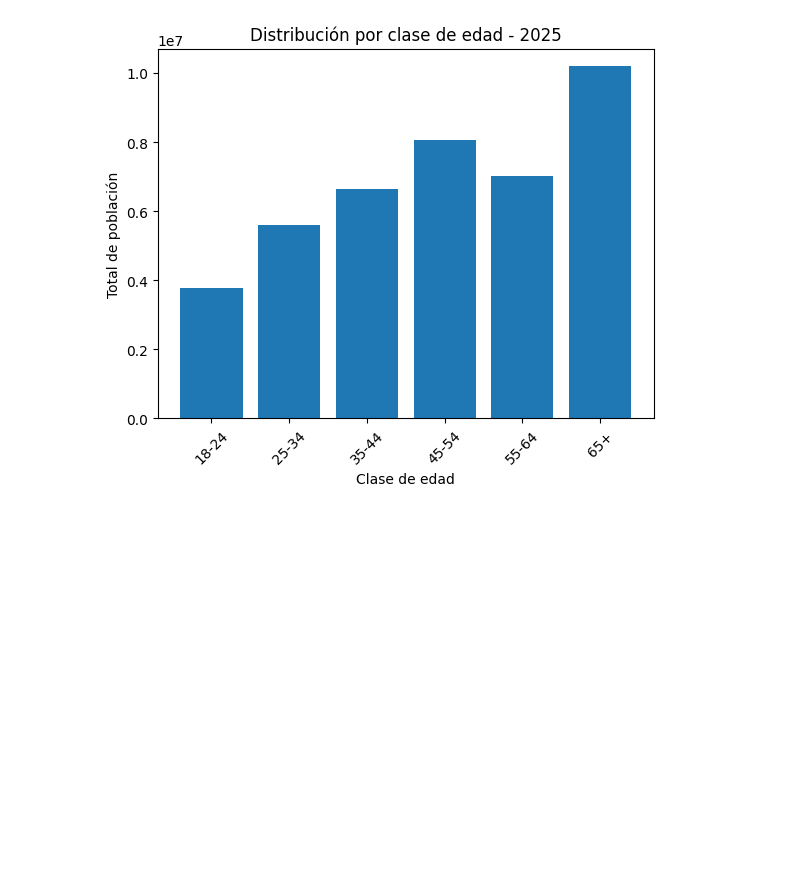
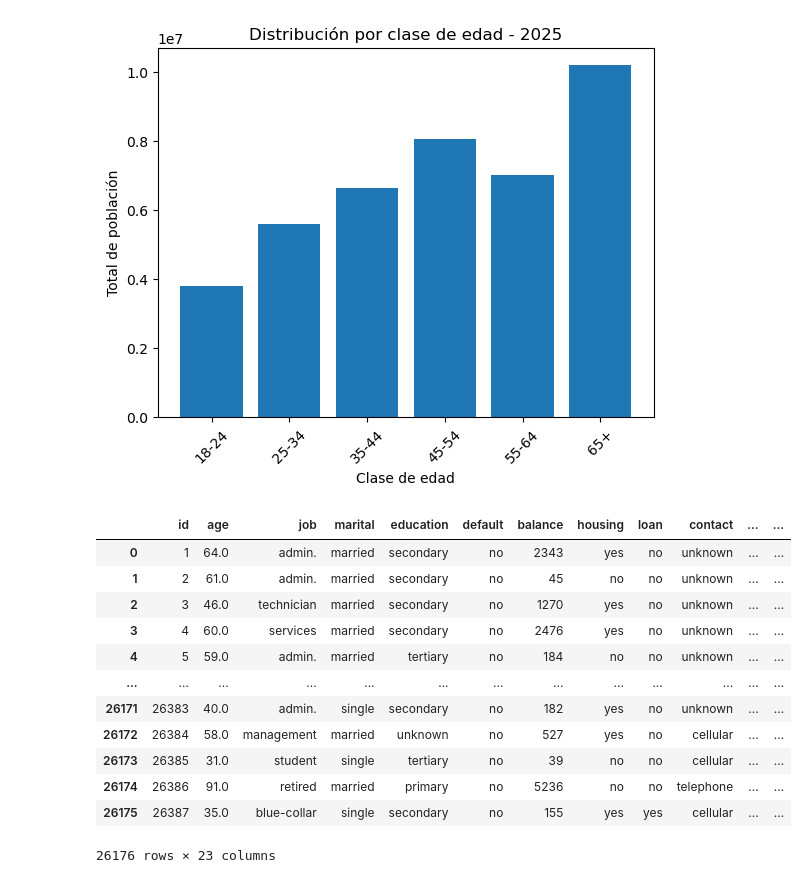
Before and after one commit to Lambda-14/Sim-Empresa, a Jupyter notebook: Equip_16/Borrador/Marqueting y comunicacion/Week_4/script_15.10.ipynb, the cells around one changed output. Saved outputs shown, nothing was run; the diff lists cells and outputs as text; code cells hidden in the pictures; blank space fills up the shorter version.

```diff
--- a/Equip_16/Borrador/Marqueting y comunicacion/Week_4/script_15.10.ipynb
+++ b/Equip_16/Borrador/Marqueting y comunicacion/Week_4/script_15.10.ipynb
@@ -75,3 +66,29 @@ plt.xticks(rotation=45)
 plt.show()
 # %% [output]
 [figure]
+# %%
+import pandas as pd
+df_banca2024 =  pd.read_csv(r"C:/Users/Pau/Desktop/BCNActiva/BCNActiva ADD/Simulador Empresa/ProjecteData/Equip_16/Data/banca_06.10_dataset.csv")
+
+i = 0
+while i < 5:
+    i += 1
+    name = f"df_banca{2024+i}"
+    globals()[name] = df_banca2024.copy()
+    globals()[name]["age"] = globals()[name]["age"] + i
+
+df_banca2029
+# %% [output]
+|  | id | age | job | marital | education | default | balance | housing | loan | contact | ... | ... |
+| 0 | 1 | 64.0 | admin. | married | secondary | no | 2343 | yes | no | unknown | ... | ... |
+| 1 | 2 | 61.0 | admin. | married | secondary | no | 45 | no | no | unknown | ... | ... |
+| 2 | 3 | 46.0 | technician | married | secondary | no | 1270 | yes | no | unknown | ... | ... |
+| 3 | 4 | 60.0 | services | married | secondary | no | 2476 | yes | no | unknown | ... | ... |
+| 4 | 5 | 59.0 | admin. | married | tertiary | no | 184 | no | no | unknown | ... | ... |
+| ... | ... | ... | ... | ... | ... | ... | ... | ... | ... | ... | ... | ... |
+| 26171 | 26383 | 40.0 | admin. | single | secondary | no | 182 | yes | no | unknown | ... | ... |
+| 26172 | 26384 | 58.0 | management | married | unknown | no | 527 | yes | no | cellular | ... | ... |
+| 26173 | 26385 | 31.0 | student | single | tertiary | no | 39 | no | no | cellular | ... | ... |
+| 26174 | 26386 | 91.0 | retired | married | primary | no | 5236 | no | no | telephone | ... | ... |
+| 26175 | 26387 | 35.0 | blue-collar | single | secondary | no | 155 | yes | yes | cellular | ... | ... |
+26176 rows × 23 columns
```
Also changed, not shown: parts of 3 cells of this notebook.
